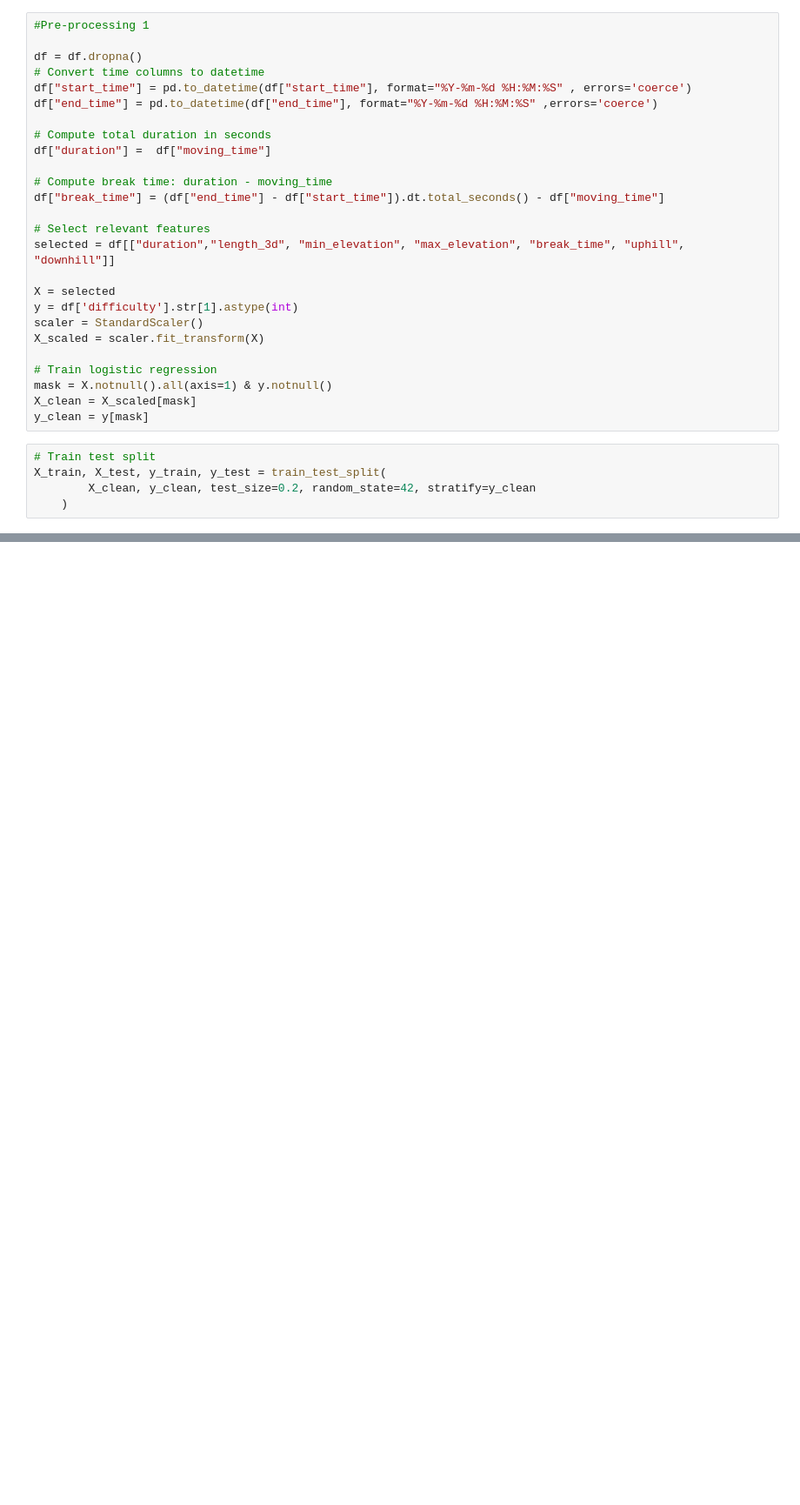
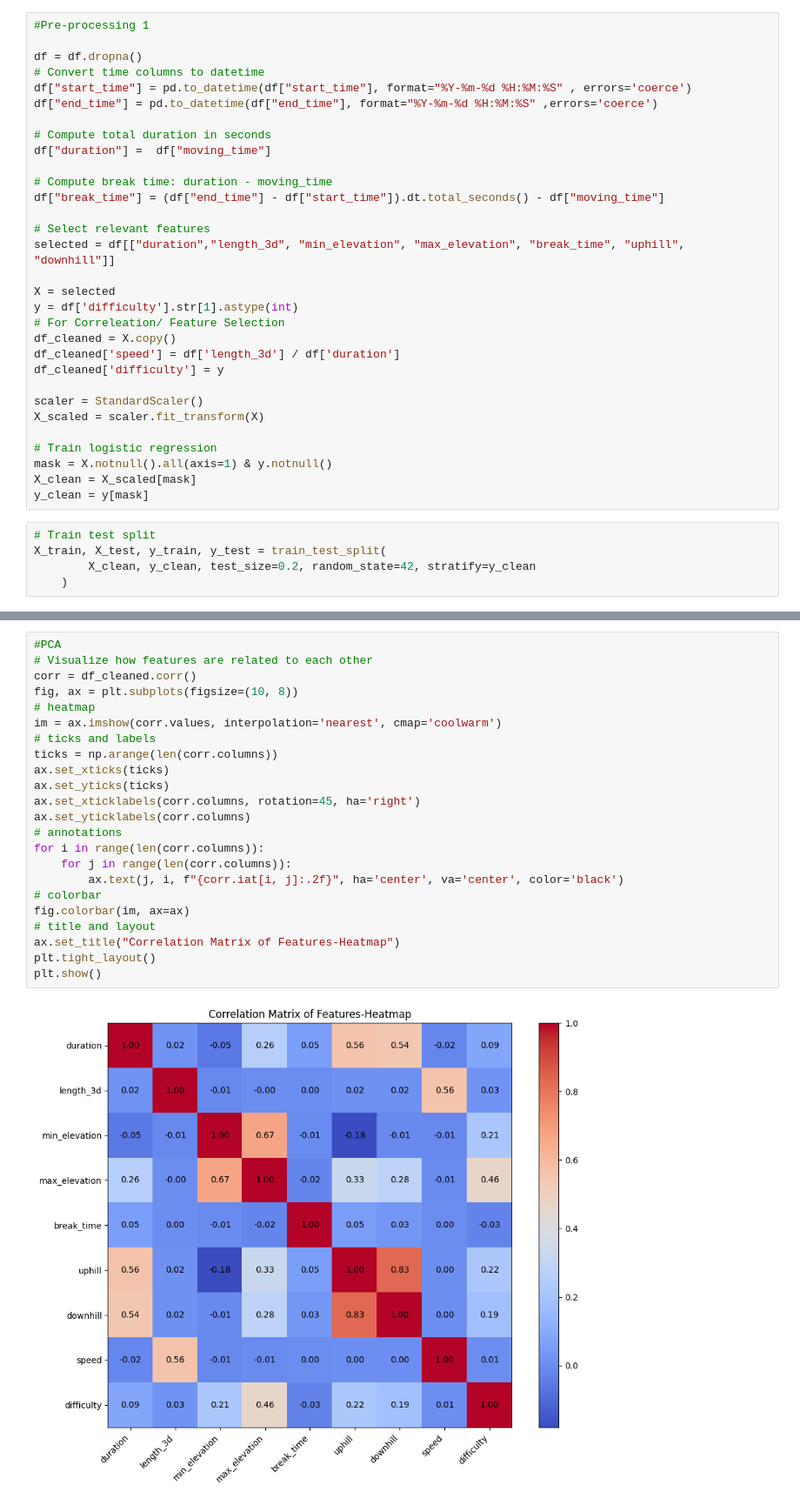
Before and after one commit to shashaaankk/GradientAscent, a Jupyter notebook: GradientAscent.ipynb, the cells around one changed output, grey strips where cells are left out. Shown: that part at 87% size. Saved outputs shown, nothing was run; the diff lists cells and outputs as text; blank space fills up the shorter version.

```diff
--- a/GradientAscent.ipynb
+++ b/GradientAscent.ipynb
@@ -89,6 +108,11 @@ selected = df[["duration","length_3d", "min_elevation", "max_elevation", "break_
 
 X = selected
 y = df['difficulty'].str[1].astype(int)
+# For Correleation/ Feature Selection
+df_cleaned = X.copy()
+df_cleaned['speed'] = df['length_3d'] / df['duration']
+df_cleaned['difficulty'] = y
+
 scaler = StandardScaler()
 X_scaled = scaler.fit_transform(X)
 
@@ -121,3 +145,28 @@ print(classification_report(y_test, y_pred))
     accuracy                           0.47      1949
    macro avg       0.41      0.29      0.28      1949
 weighted avg       0.45      0.47      0.41      1949
+# %%
+#PCA
+# Visualize how features are related to each other
+corr = df_cleaned.corr()
+fig, ax = plt.subplots(figsize=(10, 8))
+# heatmap
+im = ax.imshow(corr.values, interpolation='nearest', cmap='coolwarm')
+# ticks and labels
+ticks = np.arange(len(corr.columns))
+ax.set_xticks(ticks)
+ax.set_yticks(ticks)
+ax.set_xticklabels(corr.columns, rotation=45, ha='right')
+ax.set_yticklabels(corr.columns)
+# annotations
+for i in range(len(corr.columns)):
+    for j in range(len(corr.columns)):
+        ax.text(j, i, f"{corr.iat[i, j]:.2f}", ha='center', va='center', color='black')
+# colorbar
+fig.colorbar(im, ax=ax)
+# title and layout
+ax.set_title("Correlation Matrix of Features-Heatmap")
+plt.tight_layout()
+plt.show()
+# %% [output]
+[figure, added]
```
Also changed, not shown: parts of 5 cells of this notebook, 7 other files.
